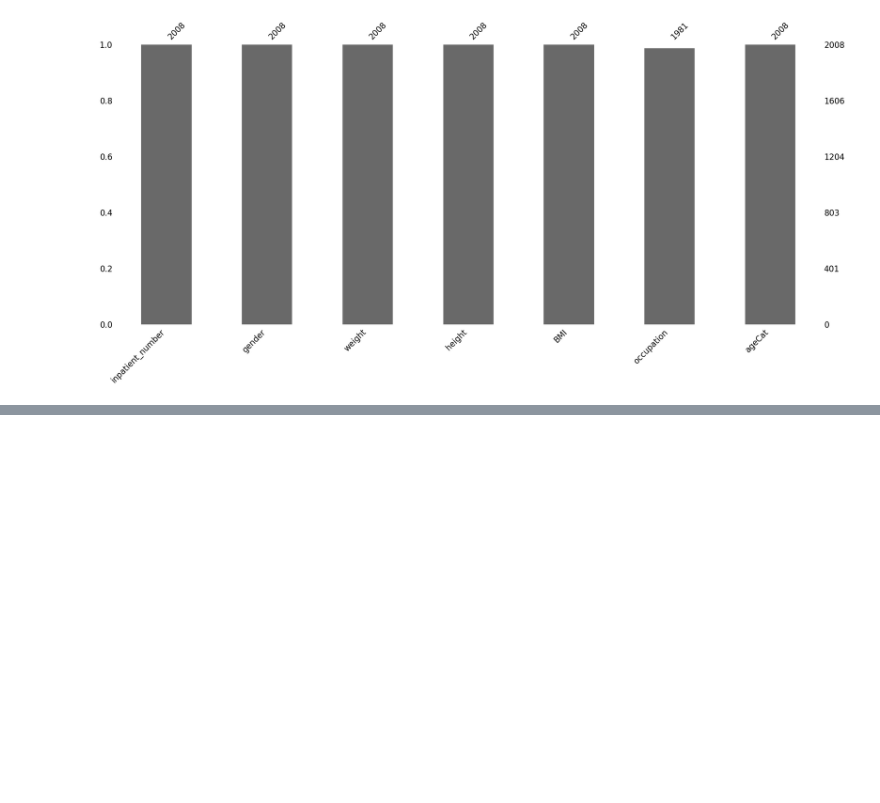
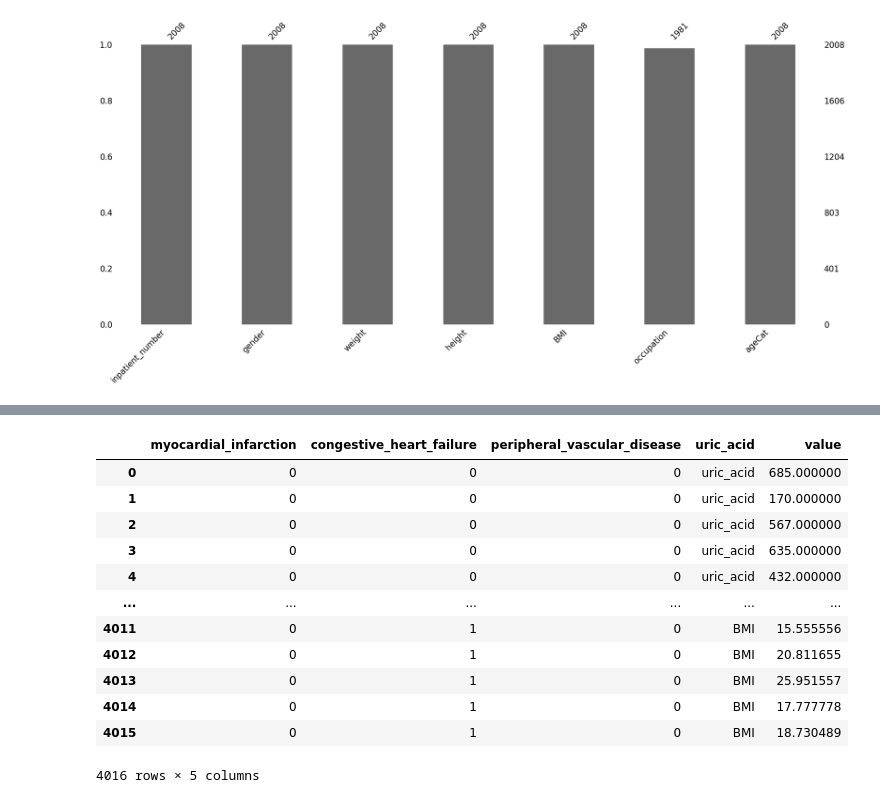
Before and after one commit to Moinandy6/Team9_Py-Stars_Python-Hackathon_Apr24, a Jupyter notebook: Questions1-16.ipynb, the cells around one changed output, grey strips where cells are left out. Cells and saved outputs as stored; diff of their text form; code cells hidden in the pictures; blank space fills up the shorter version.

```diff
--- a/Questions1-16.ipynb
+++ b/Questions1-16.ipynb
@@ -616,0 +583,18 @@ msno.bar(df_missing)
+# %%
+df_pivot.melt(id_vars=["myocardial_infarction", "congestive_heart_failure", "peripheral_vascular_disease"], var_name="uric_acid")
+#df_pivot.pivot_table(
+   # index=["myocardial_infarction", "congestive_heart_failure", "peripheral_vascular_disease"], columns="uric_acid","BMI",values="value").reset_index()
+# %% [output]
+|  | myocardial_infarction | congestive_heart_failure | peripheral_vascular_disease | uric_acid | value |
+| 0 | 0 | 0 | 0 | uric_acid | 685.000000 |
+| 1 | 0 | 0 | 0 | uric_acid | 170.000000 |
+| 2 | 0 | 0 | 0 | uric_acid | 567.000000 |
+| 3 | 0 | 0 | 0 | uric_acid | 635.000000 |
+| 4 | 0 | 0 | 0 | uric_acid | 432.000000 |
+| ... | ... | ... | ... | ... | ... |
+| 4011 | 0 | 1 | 0 | BMI | 15.555556 |
+| 4012 | 0 | 1 | 0 | BMI | 20.811655 |
+| 4013 | 0 | 1 | 0 | BMI | 25.951557 |
+| 4014 | 0 | 1 | 0 | BMI | 17.777778 |
+| 4015 | 0 | 1 | 0 | BMI | 18.730489 |
+4016 rows × 5 columns
```
Also changed, not shown: parts of 32 cells of this notebook.
